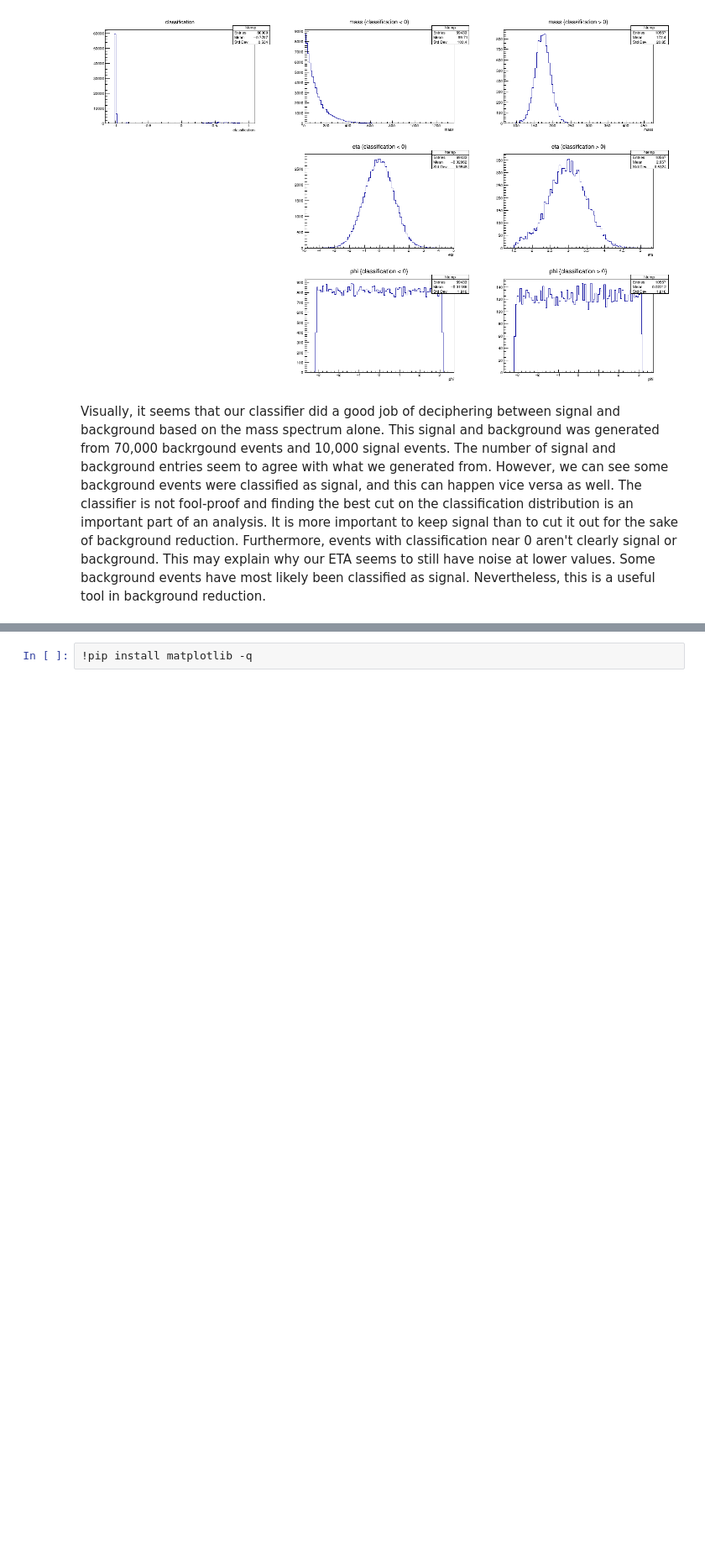
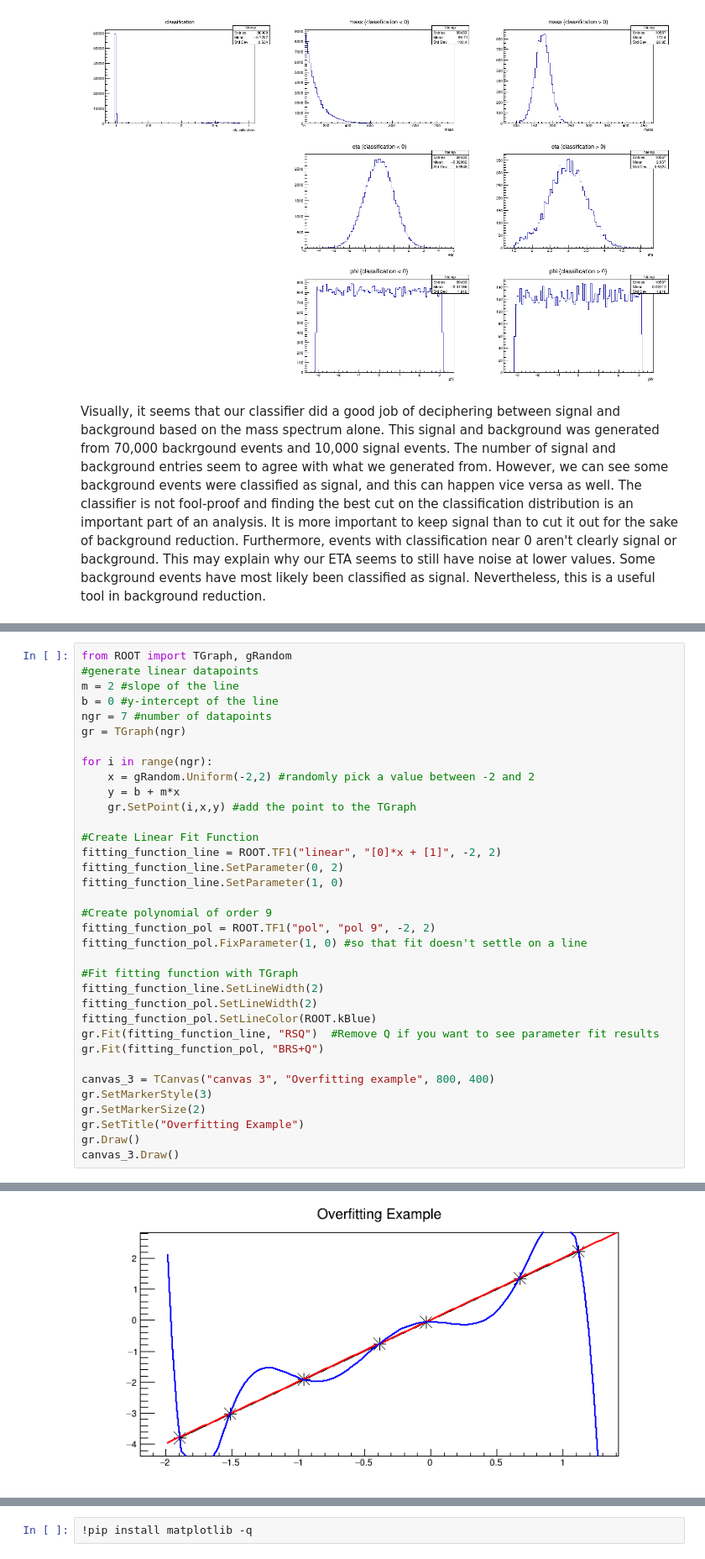
Before and after one commit to AWildridge/HiggsBosonClass, a Jupyter notebook: notebooks/python/Lab 5 Machine Learning and Data Classification.ipynb, the cells around one changed output, grey strips where cells are left out. Shown: that part at 84% size. Saved outputs shown, nothing was run; the diff lists cells and outputs as text; blank space fills up the shorter version.

Commit message:
added explanation of overfitting

```diff
--- a/notebooks/python/Lab 5 Machine Learning and Data Classification.ipynb
+++ b/notebooks/python/Lab 5 Machine Learning and Data Classification.ipynb
@@ -166,0 +172,36 @@ Visually, it seems that our classifier did a good job of deciphering between sig
+# %%
+from ROOT import TGraph, gRandom
+#generate linear datapoints
+m = 2 #slope of the line
+b = 0 #y-intercept of the line
+ngr = 7 #number of datapoints
+gr = TGraph(ngr)
+
+for i in range(ngr):
+    x = gRandom.Uniform(-2,2) #randomly pick a value between -2 and 2
+    y = b + m*x
+    gr.SetPoint(i,x,y) #add the point to the TGraph
+
+#Create Linear Fit Function
+fitting_function_line = ROOT.TF1("linear", "[0]*x + [1]", -2, 2)
+fitting_function_line.SetParameter(0, 2)
+fitting_function_line.SetParameter(1, 0)
+
+#Create polynomial of order 9
+fitting_function_pol = ROOT.TF1("pol", "pol 9", -2, 2)
+fitting_function_pol.FixParameter(1, 0) #so that fit doesn't settle on a line
+
+#Fit fitting function with TGraph
+fitting_function_line.SetLineWidth(2)
+fitting_function_pol.SetLineWidth(2)
+fitting_function_pol.SetLineColor(ROOT.kBlue)
+gr.Fit(fitting_function_line, "RSQ")  #Remove Q if you want to see parameter fit results
+gr.Fit(fitting_function_pol, "BRS+Q")
+
+canvas_3 = TCanvas("canvas 3", "Overfitting example", 800, 400)
+gr.SetMarkerStyle(3)
+gr.SetMarkerSize(2)
+gr.SetTitle("Overfitting Example")
+gr.Draw()
+canvas_3.Draw()
+# %% [output]
@@ -167 +209,2 @@ Visually, it seems that our classifier did a good job of deciphering between sig
+[figure, added]
 # %% [markdown]
```
Also changed, not shown: parts of 5 cells of this notebook.
